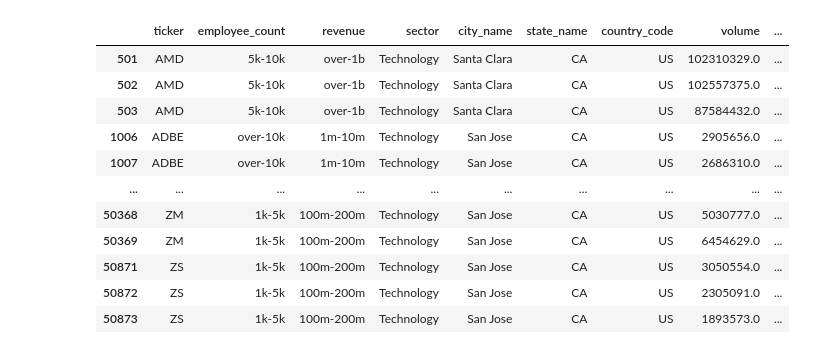
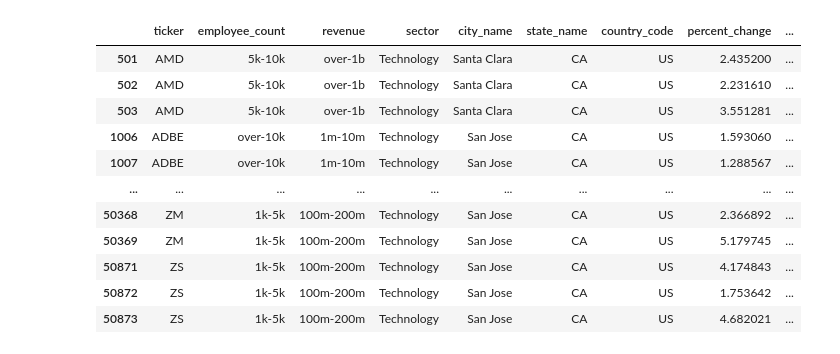
Before and after one commit to kjkubik/CompanyLocationAndStocks, a Jupyter notebook: source/GBDTModel.ipynb, the cells around one changed output. Drawn from its saved outputs; the diff is of its cells as text; code cells hidden in the pictures.

```diff
--- a/source/GBDTModel.ipynb
+++ b/source/GBDTModel.ipynb
@@ -50,32 +50,103 @@ stock_df.tail()
 # %%
 stock_df['date'] = stock_df['date_val']
 
 # have the user enter beginning date as yyyy-mm-dd
 begin_date = '2022-03-08'
 # have the user enter ending date as yyyy-mm-dd
 end_date = '2022-03-10'
 
 # Convert the date to datetime64
 stock_df['date_val'] = pd.to_datetime(stock_df['date_val'], format='%Y-%m-%d')
 
 filtered_df = stock_df.loc[(stock_df['date_val'] >= begin_date)
                      & (stock_df['date_val'] <= end_date)]
 
 # drop columns that are not features for modeling
 filtered_df = filtered_df.drop(columns = ['date_val','company_name', 'company_url', 'latitude', 'longitude', 'open_val',
-                                    'high_val', 'low_val', 'close_val', 'number_of_transactions'])
+                                          'high_val', 'low_val', 'close_val', 'number_of_transactions',
+                                          'volume', 'volume_weight'])
+
+# filtered_df = filtered_df.drop(columns = ['date_val','company_name', 'company_url', 'latitude', 'longitude', 'open_val',
+#                                     'high_val', 'low_val', 'close_val', 'number_of_transactions'])
 
 filtered_df
+
+# complete next week
+# get first stock ticker in first row
+# prev_ticker = filtered_df.iat[0,0]
+#print (prev_ticker)
+
+# i = 0
+# new_ticker_flag = 'yes'
+
+# # for rec in filtered_df.iterrows():
+# for rec in filtered_df:
+#     new_ticker = filtered_df['ticker']
+#     new_ticker = new_ticker.iloc[i]
+#     print("previous ticker and new ticker: ", prev_ticker, "and", new_ticker)
+
+#     if (prev_ticker == new_ticker):
+#         if (new_ticker_flag == 'yes'):
+#             new_ticker_flag = 'no'
+#             print(new_ticker_flag)
+#             begin_vw = filtered_df['volume_weight']
+#             begin_vw = begin_vw.iloc[i]
+#             print("begin_vw: ", begin_vw)
+
+#         else:
+#             last_vw = filtered_df['volume_weight']
+#             last_vw = last_vw.iloc[i]
+#             print("last_vw: ", last_vw)
+
+
+#     else:
+#             print ("new")
+#             vw_average = (last_vw/begin_vw) * 100
+#             print("vwa: ", vw_average)
+#             prev_ticker = new_ticker
+# #             new_ticker_flag == 'yes'
+#             begin_vw = filtered_df['volume_weight']
+#             begin_vw = begin_vw.iloc[i]
+
+#     i=i+1
+
+
+
+#     new_ticker = filtered_df['ticker']
+#     new_ticker = new_ticker.head(1)
+#     print(new_ticker)
+#     if prev_ticker == new_ticker:
+#         print ("good")
+
+#creating records containing the differences between the beginning and ending date volume and volume_weight for each stock
+# so that we only have one record for each stock. drop volume and weight and percent change (???)
+
+# move beginning volume
+
+# move ending volume
+
+# volume percent change (end/begin) * 100
+
+# move beginning volume weight
+
+# move ending volume weight
+
+# volume weight percent change (end/begin) * 100
+
+#filtered_df
+
+# add the columns to the processing dataframe (creating a new dataframe)
+# this new dataframe will have ticket, employee_count, revenue, sector, city_name,
 # %% [output]
-|  | ticker | employee_count | revenue | sector | city_name | state_name | country_code | volume | ... |
-| 501 | AMD | 5k-10k | over-1b | Technology | Santa Clara | CA | US | 102310329.0 | ... |
-| 502 | AMD | 5k-10k | over-1b | Technology | Santa Clara | CA | US | 102557375.0 | ... |
-| 503 | AMD | 5k-10k | over-1b | Technology | Santa Clara | CA | US | 87584432.0 | ... |
-| 1006 | ADBE | over-10k | 1m-10m | Technology | San Jose | CA | US | 2905656.0 | ... |
-| 1007 | ADBE | over-10k | 1m-10m | Technology | San Jose | CA | US | 2686310.0 | ... |
+|  | ticker | employee_count | revenue | sector | city_name | state_name | country_code | percent_change | ... |
+| 501 | AMD | 5k-10k | over-1b | Technology | Santa Clara | CA | US | 2.435200 | ... |
+| 502 | AMD | 5k-10k | over-1b | Technology | Santa Clara | CA | US | 2.231610 | ... |
+| 503 | AMD | 5k-10k | over-1b | Technology | Santa Clara | CA | US | 3.551281 | ... |
+| 1006 | ADBE | over-10k | 1m-10m | Technology | San Jose | CA | US | 1.593060 | ... |
+| 1007 | ADBE | over-10k | 1m-10m | Technology | San Jose | CA | US | 1.288567 | ... |
 | ... | ... | ... | ... | ... | ... | ... | ... | ... | ... |
-| 50368 | ZM | 1k-5k | 100m-200m | Technology | San Jose | CA | US | 5030777.0 | ... |
-| 50369 | ZM | 1k-5k | 100m-200m | Technology | San Jose | CA | US | 6454629.0 | ... |
-| 50871 | ZS | 1k-5k | 100m-200m | Technology | San Jose | CA | US | 3050554.0 | ... |
-| 50872 | ZS | 1k-5k | 100m-200m | Technology | San Jose | CA | US | 2305091.0 | ... |
-| 50873 | ZS | 1k-5k | 100m-200m | Technology | San Jose | CA | US | 1893573.0 | ... |
+| 50368 | ZM | 1k-5k | 100m-200m | Technology | San Jose | CA | US | 2.366892 | ... |
+| 50369 | ZM | 1k-5k | 100m-200m | Technology | San Jose | CA | US | 5.179745 | ... |
+| 50871 | ZS | 1k-5k | 100m-200m | Technology | San Jose | CA | US | 4.174843 | ... |
+| 50872 | ZS | 1k-5k | 100m-200m | Technology | San Jose | CA | US | 1.753642 | ... |
+| 50873 | ZS | 1k-5k | 100m-200m | Technology | San Jose | CA | US | 4.682021 | ... |
```
Also changed, not shown: parts of 12 cells of this notebook.
